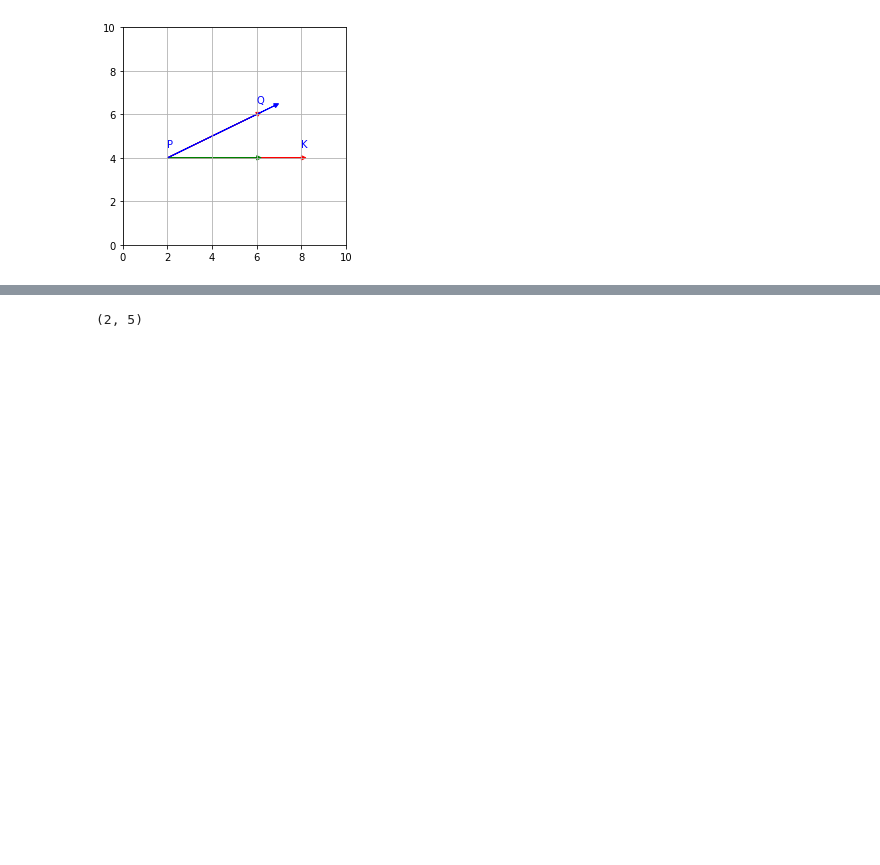
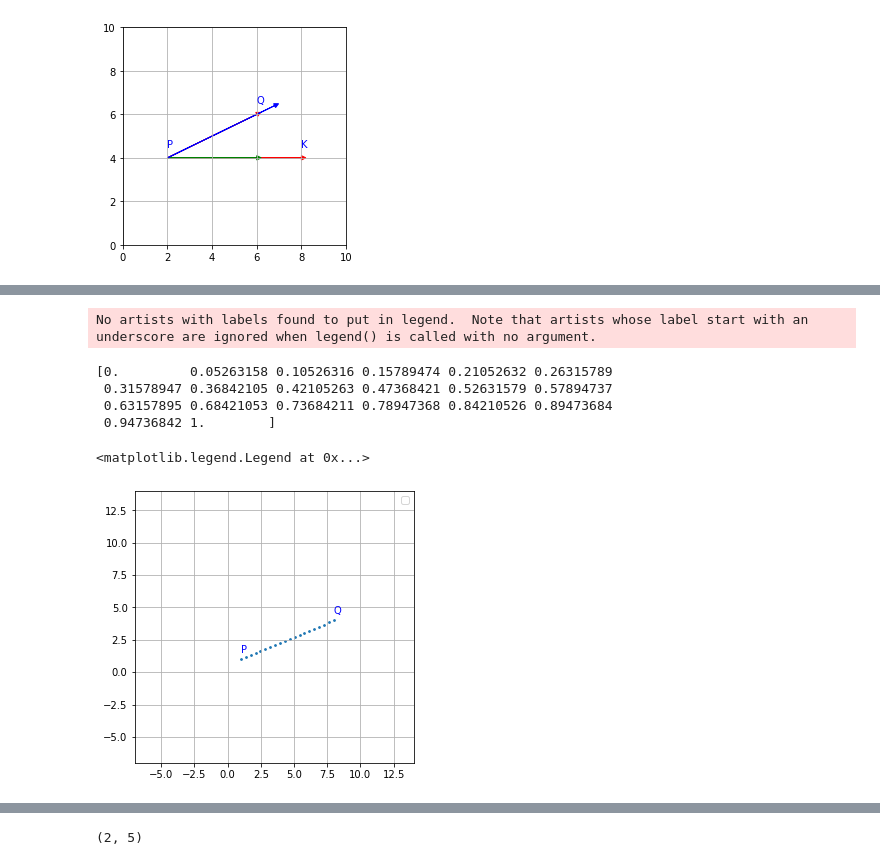
Before and after one commit to tuantdang/computer_graphics, a Jupyter notebook: lectures/w01_transformation_2D.ipynb, the cells around one changed output, grey strips where cells are left out. Saved outputs shown, nothing was run; the diff lists cells and outputs as text; code cells hidden in the pictures; blank space fills up the shorter version.

```diff
--- a/lectures/w01_transformation_2D.ipynb
+++ b/lectures/w01_transformation_2D.ipynb
@@ -115,0 +145,24 @@ ax.plot(x,y)
+# %%
+# Parametric Segment
+p = np.array([1, 1]).reshape((2,1)) # 2x1
+q = np.array([8, 4]).reshape((2,1)) # 2x1
+n= 20 # number of points between P and Q
+t = np.linspace(0, 1, n); print(t) # [count=5]
+p = np.tile(p, (1, n)) # 2xn
+q = np.tile(q, (1, n)) # 2xn
+t1= np.ones((n))-t;
+l =  t1*p + t*q;
+
+ax = setup_plot(1, 1, lim=14)
+ax.text(p[0][0], p[1][0]+0.5, 'P', c='blue')
+ax.text(q[0][0], q[1][0]+0.5, 'Q', c='blue')
+ax.scatter(l[0], l[1], s=3) # Original
+ax.legend()
+# %% [output]
+No artists with labels found to put in legend.  Note that artists whose label start with an underscore are ignored when legend() is called with no argument.
+[0.         0.05263158 0.10526316 0.15789474 0.21052632 0.26315789
+ 0.31578947 0.36842105 0.42105263 0.47368421 0.52631579 0.57894737
+ 0.63157895 0.68421053 0.73684211 0.78947368 0.84210526 0.89473684
+ 0.94736842 1.        ]
+<matplotlib.legend.Legend at 0x...>
+[figure, added]
```
Also changed, not shown: parts of 13 cells of this notebook, 4 other files.
